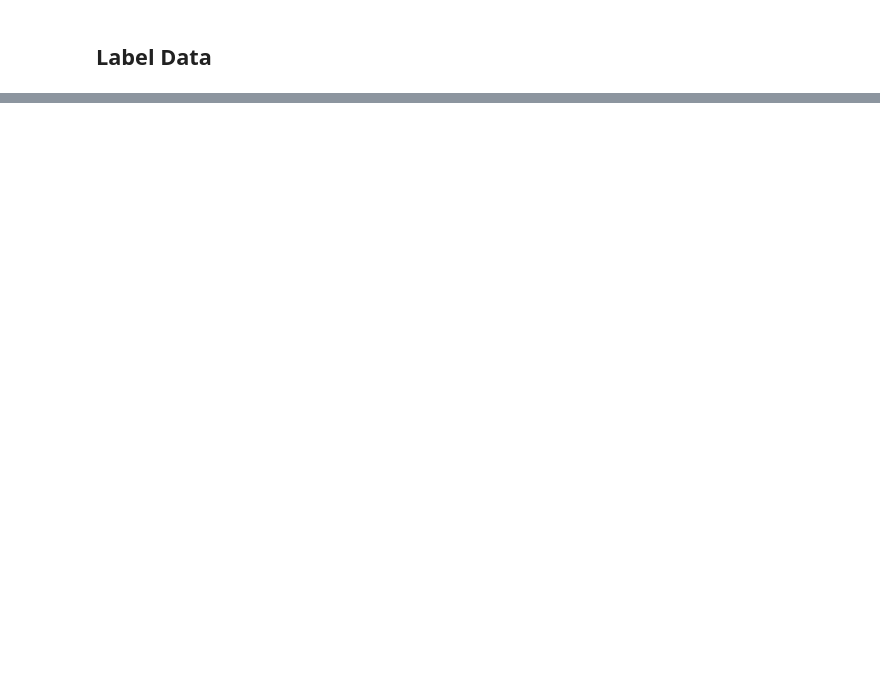
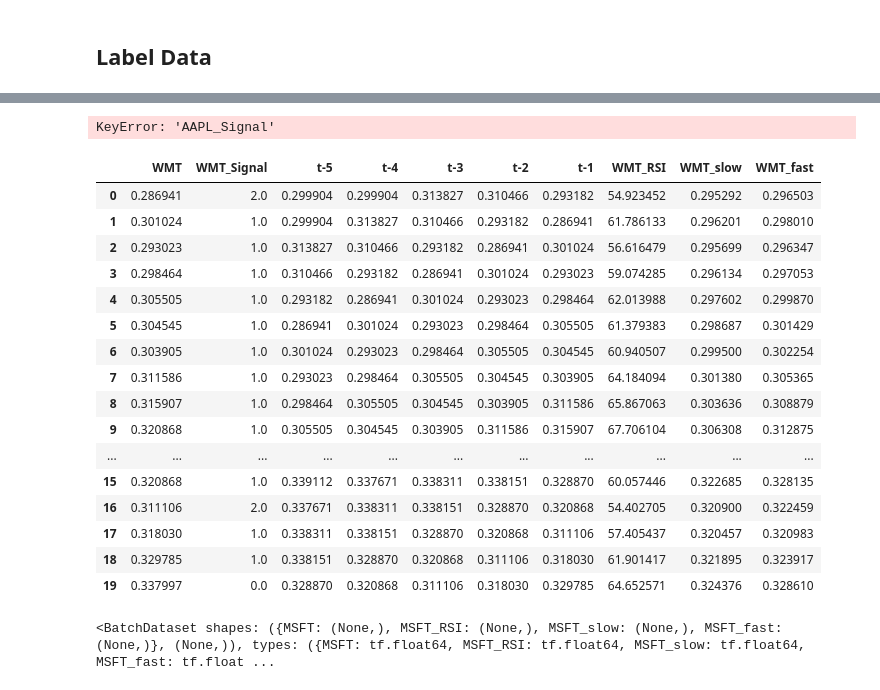
Before and after one commit to AndreasAlam/Trading, a Jupyter notebook: B' - Assignment/ML_trading.ipynb, the cells around one changed output, grey strips where cells are left out. Saved outputs shown, nothing was run; the diff lists cells and outputs as text; code cells hidden in the pictures; blank space fills up the shorter version.

```diff
--- a/B' - Assignment/ML_trading.ipynb
+++ b/B' - Assignment/ML_trading.ipynb
@@ -75,0 +88,15 @@ dataset_df.head(15)#.to_csv('C:\\Users\\andre\\Desktop\\test.csv')
+# %%
+def EMA_features(df, col, short_win =5, long_win = 12 ):
+        return df[col].ewm(span = long_win).mean(), df[col].ewm(span = short_win).mean()
+
+def RSI_feature(df, col, rsi_win = 19):
+    diff = df[col].diff(1).dropna()
+    up_chg = 0 * diff
+    down_chg = 0 * diff
+    up_chg[diff > 0]  = diff[ diff>0 ]
+    down_chg[diff < 0] =  diff[ diff < 0 ]
+    up_chg_avg   = up_chg.ewm(com=rsi_win-1 , min_periods=rsi_win).mean()
+    down_chg_avg = down_chg.ewm(com=rsi_win-1 , min_periods=rsi_win).mean()
+    rs = abs(up_chg_avg/down_chg_avg)
+    rsi = 100 - 100/(1+rs)
+    return rsi
@@ -75,0 +224,47 @@ dataset_df.head(15)#.to_csv('C:\\Users\\andre\\Desktop\\test.csv')
+# %%
+list_of_dfs = []
+dict_of_datasets = {}
+for ticker in tickers_list:
+    #
+    df = training_df[[ticker, ticker + '_Signal']]
+    df[ticker + '_RSI'] = RSI_feature(df, ticker)
+    df[ticker + '_slow'], df[ticker + '_fast'] = EMA_features(df, ticker)
+    df[['t-6', 't-5', 't-4', 't-3', 't-2', 't-1']z =  df[ticker].shift(5),  df[ticker].shift(4),\
+                                                df[ticker].shift(3), df[ticker].shift(2), df[ticker].shift(1)
+    print(df)
+    df = df[19:]
+    df[ticker + '_Signal'] = np.where(df[ticker + '_Signal']=='Buy', 2, np.where(df[ticker + '_Signal']=='Hold', 1, 0))
+    X = pd.DataFrame(df.values, columns=df.columns)
+    y = df[ticker + '_Signal']
+
+    smote = SMOTE(random_state=45)
+    X_resampled, y_resampled = smote.fit_sample(X, y)
+
+    df = pd.DataFrame(X_resampled, columns=X.columns)
+    train, test = train_test_split(df, test_size=0.25)
+    train, val = train_test_split(train, test_size=0.2)
+    dict_of_datasets[ticker] = [train, val, test ]
+
+    list_of_dfs.append(df)
+# %% [output]
+KeyError: 'AAPL_Signal'
+# %%
+list_of_dfs[2].head(20)
+# %% [output]
+|  | WMT | WMT_Signal | t-5 | t-4 | t-3 | t-2 | t-1 | WMT_RSI | WMT_slow | WMT_fast |
+| 0 | 0.286941 | 2.0 | 0.299904 | 0.299904 | 0.313827 | 0.310466 | 0.293182 | 54.923452 | 0.295292 | 0.296503 |
+| 1 | 0.301024 | 1.0 | 0.299904 | 0.313827 | 0.310466 | 0.293182 | 0.286941 | 61.786133 | 0.296201 | 0.298010 |
+| 2 | 0.293023 | 1.0 | 0.313827 | 0.310466 | 0.293182 | 0.286941 | 0.301024 | 56.616479 | 0.295699 | 0.296347 |
+| 3 | 0.298464 | 1.0 | 0.310466 | 0.293182 | 0.286941 | 0.301024 | 0.293023 | 59.074285 | 0.296134 | 0.297053 |
+| 4 | 0.305505 | 1.0 | 0.293182 | 0.286941 | 0.301024 | 0.293023 | 0.298464 | 62.013988 | 0.297602 | 0.299870 |
+| 5 | 0.304545 | 1.0 | 0.286941 | 0.301024 | 0.293023 | 0.298464 | 0.305505 | 61.379383 | 0.298687 | 0.301429 |
+| 6 | 0.303905 | 1.0 | 0.301024 | 0.293023 | 0.298464 | 0.305505 | 0.304545 | 60.940507 | 0.299500 | 0.302254 |
+| 7 | 0.311586 | 1.0 | 0.293023 | 0.298464 | 0.305505 | 0.304545 | 0.303905 | 64.184094 | 0.301380 | 0.305365 |
+| 8 | 0.315907 | 1.0 | 0.298464 | 0.305505 | 0.304545 | 0.303905 | 0.311586 | 65.867063 | 0.303636 | 0.308879 |
+| 9 | 0.320868 | 1.0 | 0.305505 | 0.304545 | 0.303905 | 0.311586 | 0.315907 | 67.706104 | 0.306308 | 0.312875 |
+| ... | ... | ... | ... | ... | ... | ... | ... | ... | ... | ... |
+| 15 | 0.320868 | 1.0 | 0.339112 | 0.337671 | 0.338311 | 0.338151 | 0.328870 | 60.057446 | 0.322685 | 0.328135 |
+| 16 | 0.311106 | 2.0 | 0.337671 | 0.338311 | 0.338151 | 0.328870 | 0.320868 | 54.402705 | 0.320900 | 0.322459 |
+| 17 | 0.318030 | 1.0 | 0.338311 | 0.338151 | 0.328870 | 0.320868 | 0.311106 | 57.405437 | 0.320457 | 0.320983 |
+| 18 | 0.329785 | 1.0 | 0.338151 | 0.328870 | 0.320868 | 0.311106 | 0.318030 | 61.901417 | 0.321895 | 0.323917 |
+| 19 | 0.337997 | 0.0 | 0.328870 | 0.320868 | 0.311106 | 0.318030 | 0.329785 | 64.652571 | 0.324376 | 0.328610 |
@@ -75,0 +286,9 @@ dataset_df.head(15)#.to_csv('C:\\Users\\andre\\Desktop\\test.csv')
+# %%
+train_dataset = tf.data.experimental.make_csv_dataset(
+    list_of_dfs[0],
+    batch_size,
+    column_names=column_names,
+    label_name=label_name,
+    num_epochs=1)
+# %% [output]
+<BatchDataset shapes: ({MSFT: (None,), MSFT_RSI: (None,), MSFT_slow: (None,), MSFT_fast: (None,)}, (None,)), types: ({MSFT: tf.float64, MSFT_RSI: tf.float64, MSFT_slow: tf.float64, MSFT_fast: tf.float ...
```
Also changed, not shown: parts of 16 cells of this notebook.
